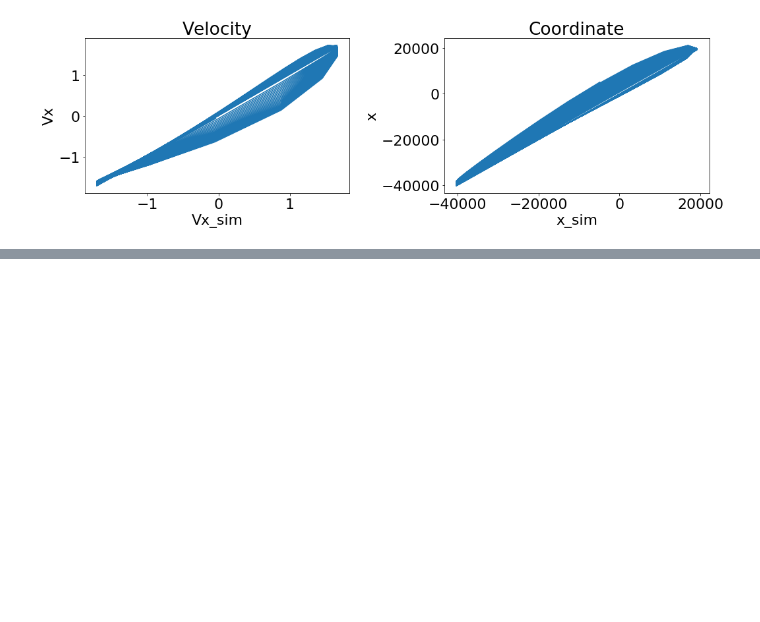
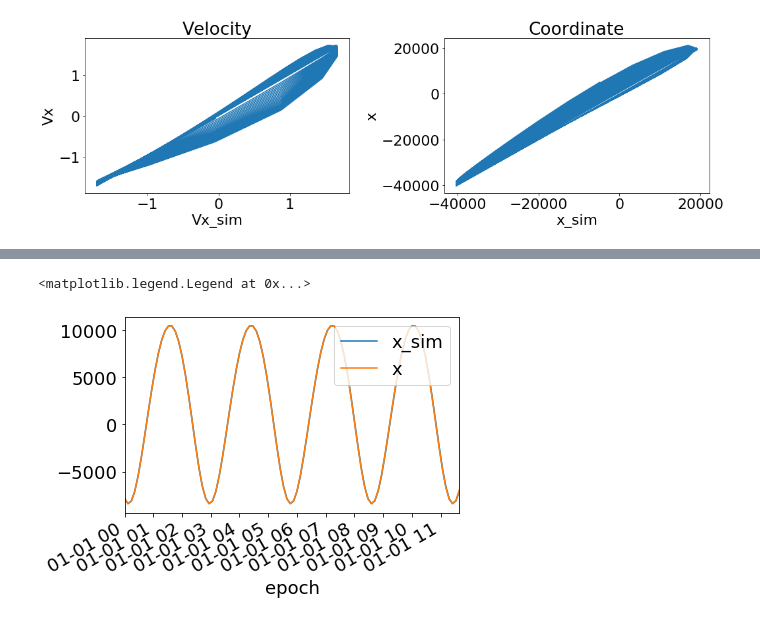
Before and after one commit to Mixanik-43/IDAO-2020, a Jupyter notebook: EDA_Tanya.ipynb, the cells around one changed output, grey strips where cells are left out. Cells and saved outputs as stored; diff of their text form; code cells hidden in the pictures; blank space fills up the shorter version.

```diff
--- a/EDA_Tanya.ipynb
+++ b/EDA_Tanya.ipynb
@@ -105,0 +131,5 @@ plt.tight_layout()
+# %%
+# low let's consider it as a time series
+m_data.epoch = pd.to_datetime(m_data.epoch[:,])
+m_data.set_index('epoch', inplace = True)
+m_data.head()
@@ -105,0 +144,7 @@ plt.tight_layout()
+# %%
+m_data[:100].x_sim.plot(label = 'x_sim')
+m_data[:100].x.plot(label = 'x')
+plt.legend(loc = 1)
+# %% [output]
+<matplotlib.legend.Legend at 0x...>
+[figure, added]
```
Also changed, not shown: parts of 11 cells of this notebook.
